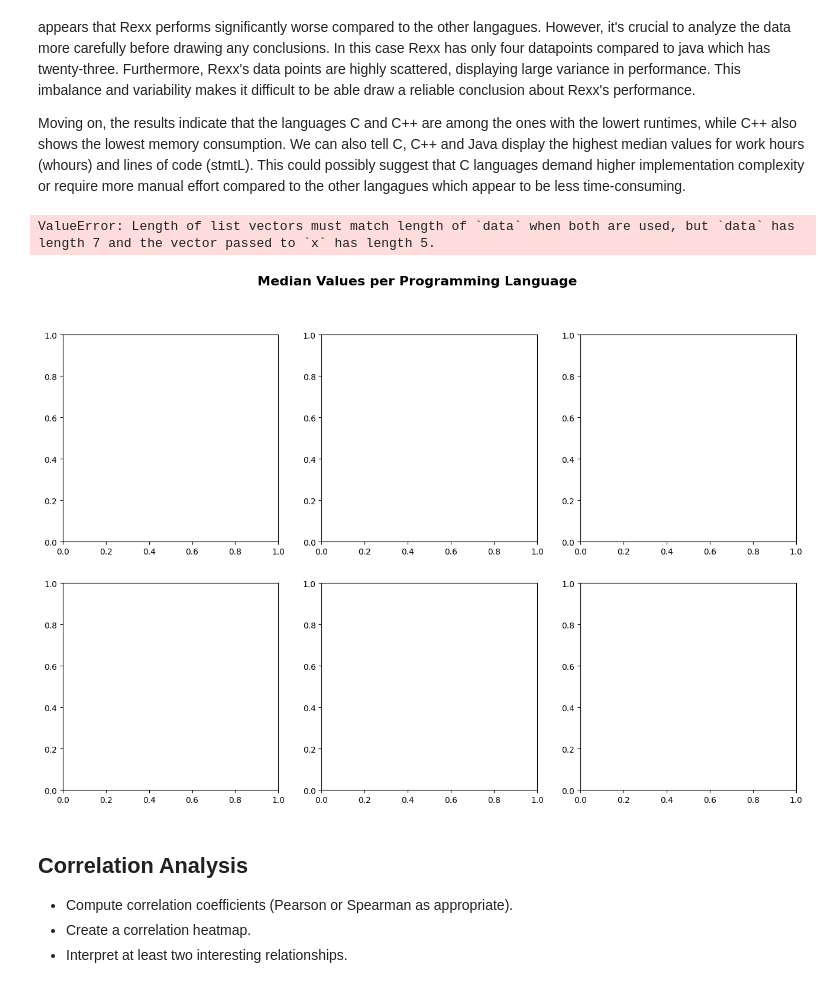
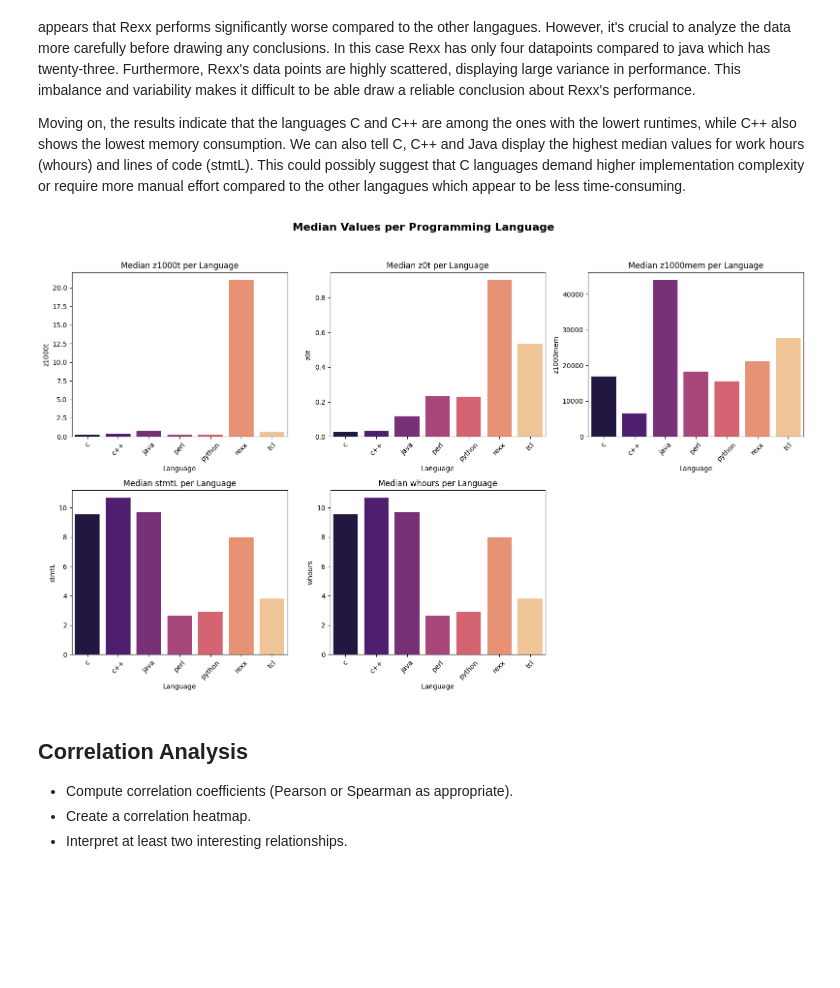
Before and after one commit to Alexanderwittenby1/dv1478, a Jupyter notebook: assignment3.ipynb, the cells around one changed output. Drawn from its saved outputs; the diff is of its cells as text; code cells hidden in the pictures; blank space fills up the shorter version.

```diff
--- a/assignment3.ipynb
+++ b/assignment3.ipynb
@@ -108,29 +108,28 @@ We can also tell C, C++ and Java display the highest median values for work hour
 # %%
 
 cols_to_plot = ['z1000t', 'z0t', 'z1000mem', 'stmtL', 'whours']
 median_stats = df.groupby('lang')[cols_to_plot].median().reset_index()
 
 fig, axes = plt.subplots(2, 3, figsize=(16,10))
 fig.suptitle("Median Values per Programming Language", fontsize=16, fontweight='bold')
 
 axes = axes.flatten()
-arr = np.array(['z1000t', 'z0t', 'z1000mem', 'stmtL', 'whours'])
+
 
 for i, col in enumerate(cols_to_plot):
     sns.barplot(ax=axes[i], x='lang', y=col, data=median_stats, palette='magma' , hue='lang' )
     axes[i].set_title(f"Median {col} per Language")
     axes[i].set_xlabel("Language")
     axes[i].set_ylabel(col)
     axes[i].tick_params(axis='x', rotation=45)
 
 for j in range(i+1, len(axes)):
     fig.delaxes(axes[j])
 
 plt.tight_layout(rect=[0, 0, 1, 0.95])
 plt.show()
 # %% [output]
-ValueError: Length of list vectors must match length of `data` when both are used, but `data` has length 7 and the vector passed to `x` has length 5.
-[figure, old version]
+[figure, new version]
 # %% [markdown]
 ## Correlation Analysis
 
```
